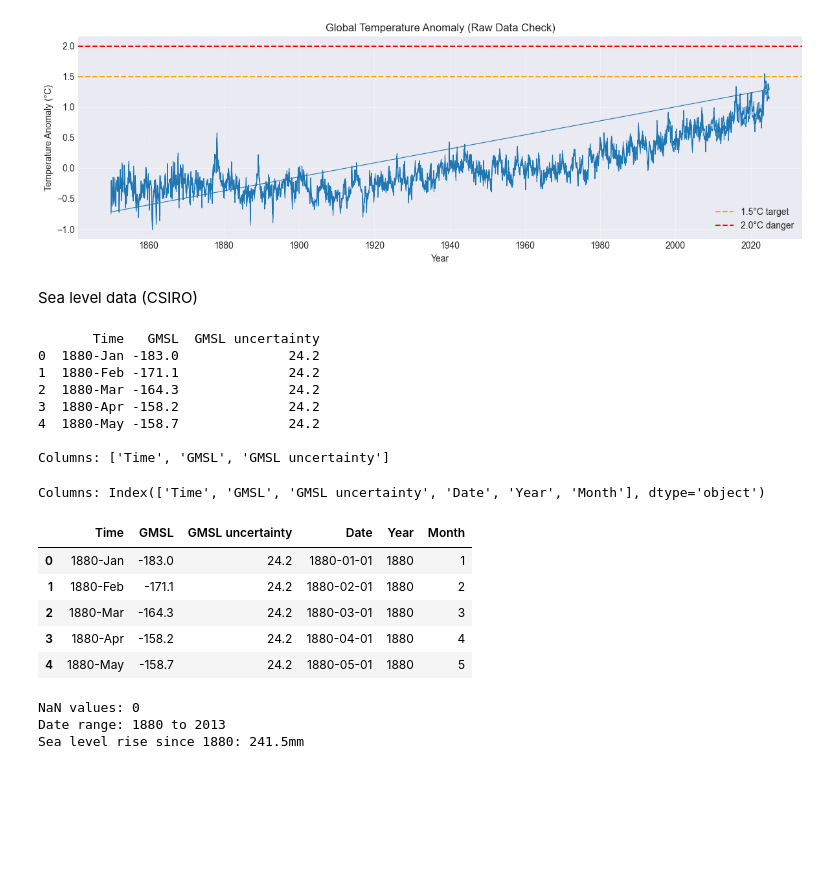
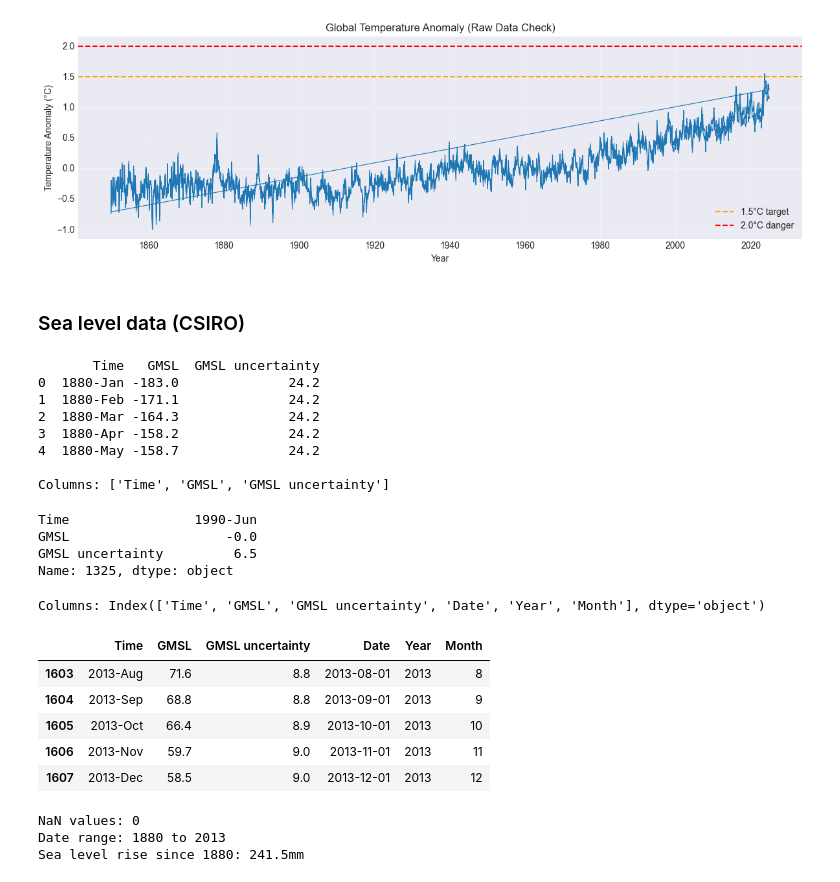
Before and after one commit to linachos/Data-Visualization, a Jupyter notebook: Project/data.ipynb, the cells around one changed output. Drawn from its saved outputs; the diff is of its cells as text; code cells hidden in the pictures; blank space fills up the shorter version.

```diff
--- a/Project/data.ipynb
+++ b/Project/data.ipynb
@@ -1,22 +1,4 @@
 # %%
-# Data manipulation
 import pandas as pd
 import numpy as np
-
-# Visualization
 import matplotlib.pyplot as plt
-import seaborn as sns
-
-# Date handling
-from datetime import datetime
-import warnings
-warnings.filterwarnings('ignore')
-
-# Display settings
-plt.style.use('seaborn-v0_8-darkgrid')  # or 'default', 'ggplot', etc.
-pd.set_option('display.max_columns', None)
-pd.set_option('display.max_rows', 100)
-
-print("Libraries imported successfully!")
-print(f"Pandas version: {pd.__version__}")
-print(f"Matplotlib version: {plt.matplotlib.__version__}")
@@ -175,12 +160,16 @@ plt.show()
 Current temperature anomaly: 1.138°C
 [figure]
 # %% [markdown]
-Sea level data (CSIRO)
+### Sea level data (CSIRO)
 # %%
 sea_level = pd.read_csv('data/CSIRO_Recons_gmsl_mo_2015.csv')
 
 print(sea_level.head())
 print(f"\nColumns: {sea_level.columns.tolist()}")
+sea_level[sea_level['GMSL'] == 0]
+idx_closest = (sea_level['GMSL'] - 0).abs().idxmin()
+idx_closest
+sea_level.loc[idx_closest]
 # %% [output]
        Time   GMSL  GMSL uncertainty
 0  1880-Jan -183.0              24.2
@@ -190,20 +179,24 @@ print(f"\nColumns: {sea_level.columns.tolist()}")
 4  1880-May -158.7              24.2
 
 Columns: ['Time', 'GMSL', 'GMSL uncertainty']
+Time                1990-Jun
+GMSL                    -0.0
+GMSL uncertainty         6.5
+Name: 1325, dtype: object
 # %%
 sea_level['Date'] = pd.to_datetime(sea_level['Time'])
 sea_level['Year'] = sea_level['Date'].dt.year
 sea_level['Month'] = sea_level['Date'].dt.month
 print(f"Columns: {sea_level.columns}")
-sea_level.head()
+sea_level.tail()
 # %% [output]
 Columns: Index(['Time', 'GMSL', 'GMSL uncertainty', 'Date', 'Year', 'Month'], dtype='object')
 |  | Time | GMSL | GMSL uncertainty | Date | Year | Month |
-| 0 | 1880-Jan | -183.0 | 24.2 | 1880-01-01 | 1880 | 1 |
-| 1 | 1880-Feb | -171.1 | 24.2 | 1880-02-01 | 1880 | 2 |
-| 2 | 1880-Mar | -164.3 | 24.2 | 1880-03-01 | 1880 | 3 |
-| 3 | 1880-Apr | -158.2 | 24.2 | 1880-04-01 | 1880 | 4 |
-| 4 | 1880-May | -158.7 | 24.2 | 1880-05-01 | 1880 | 5 |
+| 1603 | 2013-Aug | 71.6 | 8.8 | 2013-08-01 | 2013 | 8 |
+| 1604 | 2013-Sep | 68.8 | 8.8 | 2013-09-01 | 2013 | 9 |
+| 1605 | 2013-Oct | 66.4 | 8.9 | 2013-10-01 | 2013 | 10 |
+| 1606 | 2013-Nov | 59.7 | 9.0 | 2013-11-01 | 2013 | 11 |
+| 1607 | 2013-Dec | 58.5 | 9.0 | 2013-12-01 | 2013 | 12 |
 # %%
 print(f"NaN values: {sea_level['GMSL'].isna().sum()}")
 print(f"Date range: {sea_level['Year'].min()} to {sea_level['Year'].max()}")
```
Also changed, not shown: parts of 14 cells of this notebook, 23 other files.
